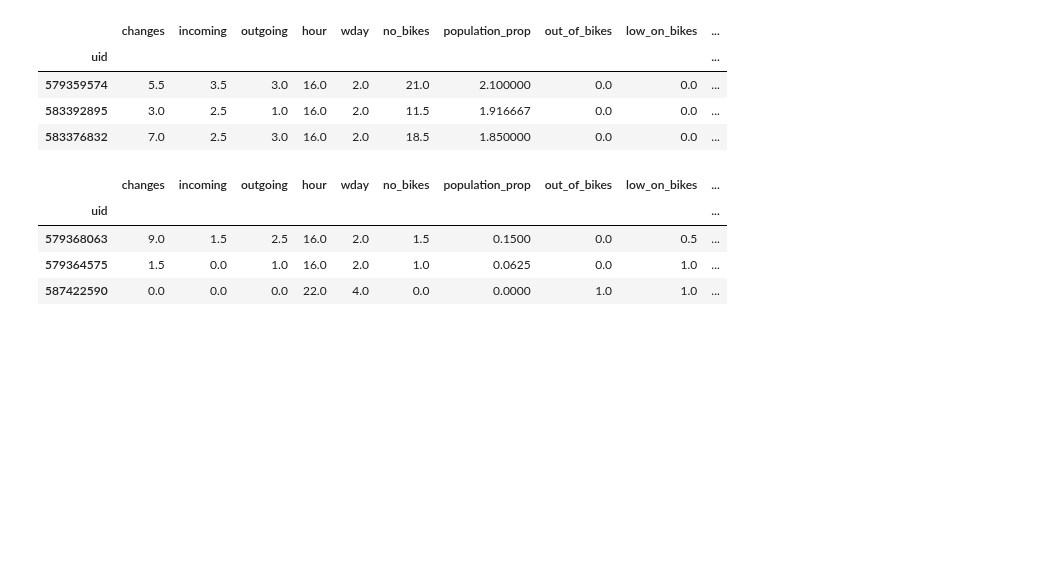
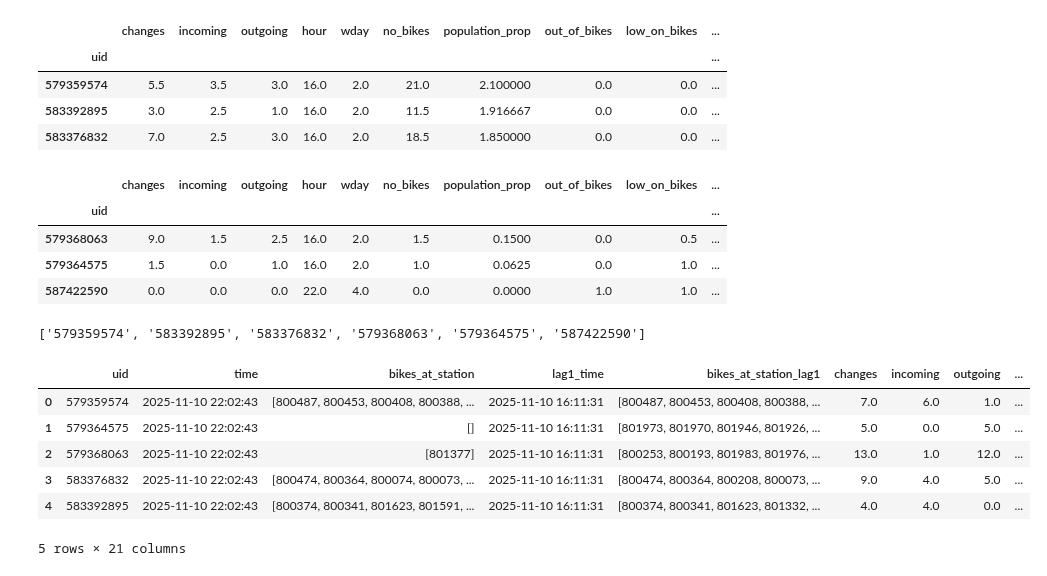
Before and after one commit to Mkranj/BajsBoard, a Jupyter notebook: notebooks/analyse_stations.ipynb, the cells around one changed output. Saved outputs shown, nothing was run; the diff lists cells and outputs as text; code cells hidden in the pictures; blank space fills up the shorter version.

```diff
--- a/notebooks/analyse_stations.ipynb
+++ b/notebooks/analyse_stations.ipynb
@@ -867,3 +867,24 @@ pop_low
 | 579368063 | 9.0 | 1.5 | 2.5 | 16.0 | 2.0 | 1.5 | 0.1500 | 0.0 | 0.5 | ... |
 | 579364575 | 1.5 | 0.0 | 1.0 | 16.0 | 2.0 | 1.0 | 0.0625 | 0.0 | 1.0 | ... |
 | 587422590 | 0.0 | 0.0 | 0.0 | 22.0 | 4.0 | 0.0 | 0.0000 | 1.0 | 1.0 | ... |
+# %%
+uid_high = pop_high.index.to_list()
+uid_low = pop_low.index.to_list()
+uids = uid_high + uid_low
+uids
+# %% [output]
+['579359574', '583392895', '583376832', '579368063', '579364575', '587422590']
+# %%
+plot_data = population_data[population_data["uid"].isin(uids)].merge(locations, on = "uid")
+
+# proporcije u postotke
+plot_data["population_prop"] *= 100
+plot_data.head()
+# %% [output]
+|  | uid | time | bikes_at_station | lag1_time | bikes_at_station_lag1 | changes | incoming | outgoing | ... |
+| 0 | 579359574 | 2025-11-10 22:02:43 | [800487, 800453, 800408, 800388, ... | 2025-11-10 16:11:31 | [800487, 800453, 800408, 800388, ... | 7.0 | 6.0 | 1.0 | ... |
+| 1 | 579364575 | 2025-11-10 22:02:43 | [] | 2025-11-10 16:11:31 | [801973, 801970, 801946, 801926, ... | 5.0 | 0.0 | 5.0 | ... |
+| 2 | 579368063 | 2025-11-10 22:02:43 | [801377] | 2025-11-10 16:11:31 | [800253, 800193, 801983, 801976, ... | 13.0 | 1.0 | 12.0 | ... |
+| 3 | 583376832 | 2025-11-10 22:02:43 | [800474, 800364, 800074, 800073, ... | 2025-11-10 16:11:31 | [800474, 800364, 800208, 800073, ... | 9.0 | 4.0 | 5.0 | ... |
+| 4 | 583392895 | 2025-11-10 22:02:43 | [800374, 800341, 801623, 801591, ... | 2025-11-10 16:11:31 | [800374, 800341, 801623, 801332, ... | 4.0 | 4.0 | 0.0 | ... |
+5 rows × 21 columns
```
Also changed, not shown: parts of 3 cells of this notebook.
